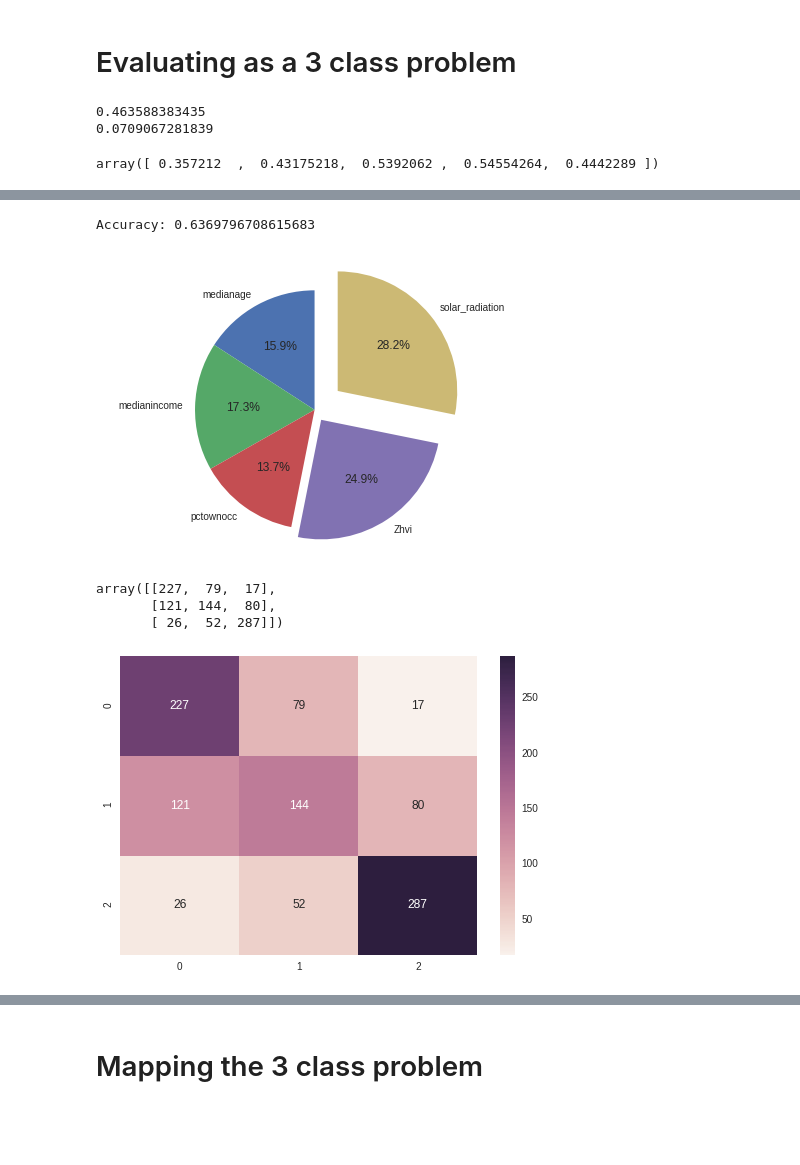
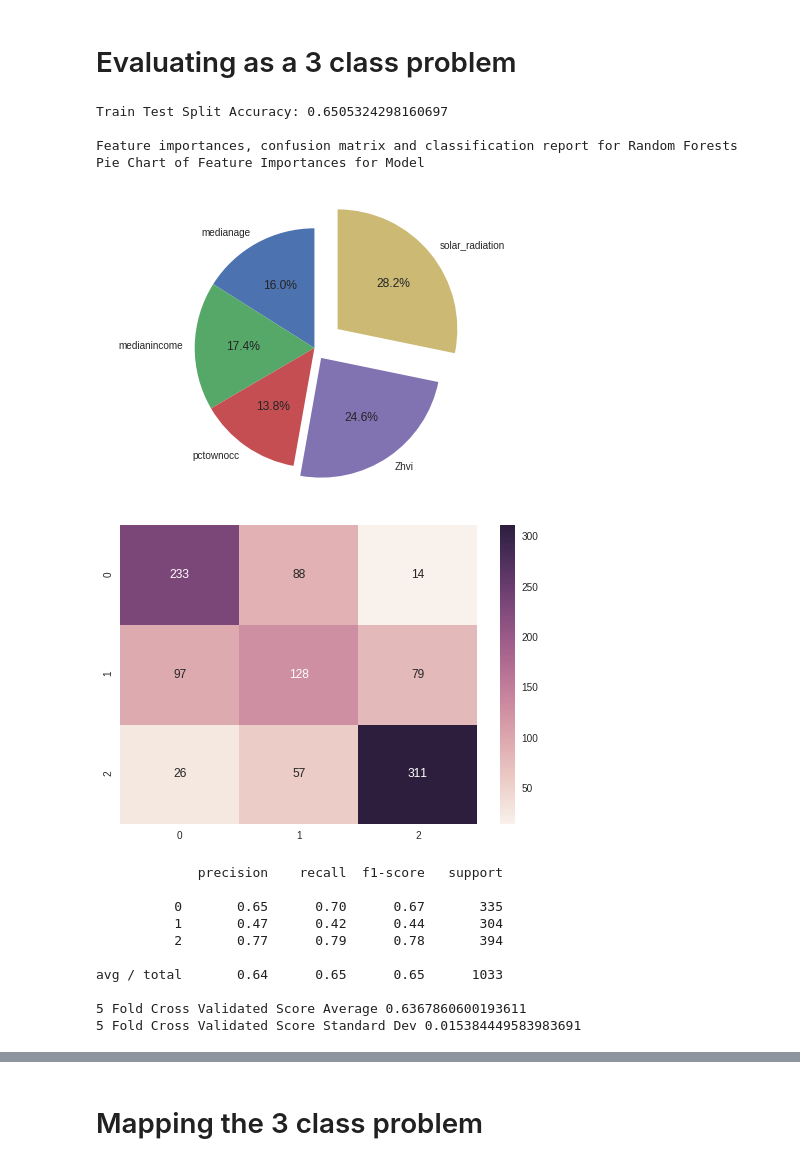
Before and after one commit to gurkpet/Solar-Panel-Market-Modeling, a Jupyter notebook: Solar Project.ipynb, the cells around one changed output, grey strips where cells are left out. Drawn from its saved outputs; the diff is of its cells as text; code cells hidden in the pictures; blank space fills up the shorter version.

```diff
--- a/Solar Project.ipynb
+++ b/Solar Project.ipynb
@@ -14,0 +20,13 @@ import numpy as np
+# %%
+def cross_validation(model, features, target, folds=5):
+    scores = []
+    ss = ShuffleSplit(n_splits=folds, test_size=0.20,
+    random_state=0)
+    for train_index, test_index in ss.split(features):
+        x_train, x_test = features.iloc[train_index], features.iloc[test_index]
+        y_train, y_test = target.iloc[train_index], target.iloc[test_index]
+        model.fit(x_train, y_train)
+        Y_ = model.predict(x_test)
+        score = accuracy_score(y_test, Y_)
+        scores.append(score)
+    return np.asarray(scores)
@@ -575,11 +648,21 @@ X = data.drop(['existing_installs_count','population','per_capita', 'zipcode', '
 Y = data['class']
 # %%
 rfc = RandomForestClassifier(n_estimators=100)
-randscore = cross_val_score(rfc, X, Y, cv=5)
-print(randscore.mean())
-print(randscore.std())
-randscore
+randscore = test_model(rfc, X, Y, 'Random Forests')
 # %% [output]
-0.463588383435
-0.0709067281839
+Train Test Split Accuracy: 0.6505324298160697
+
+Feature importances, confusion matrix and classification report for Random Forests
+Pie Chart of Feature Importances for Model
+[figure, added]
+[figure, added]
-array([ 0.357212  ,  0.43175218,  0.5392062 ,  0.54554264,  0.4442289 ])
+             precision    recall  f1-score   support
+
+          0       0.65      0.70      0.67       335
+          1       0.47      0.42      0.44       304
+          2       0.77      0.79      0.78       394
+
+avg / total       0.64      0.65      0.65      1033
+
+5 Fold Cross Validated Score Average 0.6367860600193611
+5 Fold Cross Validated Score Standard Dev 0.015384449583983691
@@ -589,34 +669,0 @@ X_train, X_test,Y_train, Y_test = train_test_split(X, Y, train_size = 0.8)
-# %%
-rfc.fit(X_train, Y_train)
-Y_rand = rfc.predict(X_test)
-print('Accuracy: {}'.format(rfc.score(X_test, Y_test)))
-# %% [output]
-Accuracy: 0.6369796708615683
-# %%
-#set lables from features
-labels = X_train.columns
-#retrieve relative importance of features from random forests
-sizes = rfc.feature_importances_
-#set explode parameters to make the chart look nice
-explode = (0, 0, 0, .1, .25)
-
-fig1, ax1 = plt.subplots()
-ax1.pie(sizes, explode=explode, labels=labels, autopct='%1.1f%%',
-        shadow=False, startangle=90)
-ax1.axis('equal')
-
-plt.show()
-# %% [output]
-[figure, removed]
-# %%
-conmat = confusion_matrix(Y_test,Y_rand)
-conmat
-# %% [output]
-array([[227,  79,  17],
-       [121, 144,  80],
-       [ 26,  52, 287]])
-# %%
-sns.heatmap(conmat, annot=True, fmt='g')
-plt.show()
-# %% [output]
-[figure, removed]
```
Also changed, not shown: parts of 60 cells of this notebook, 1 other file.
